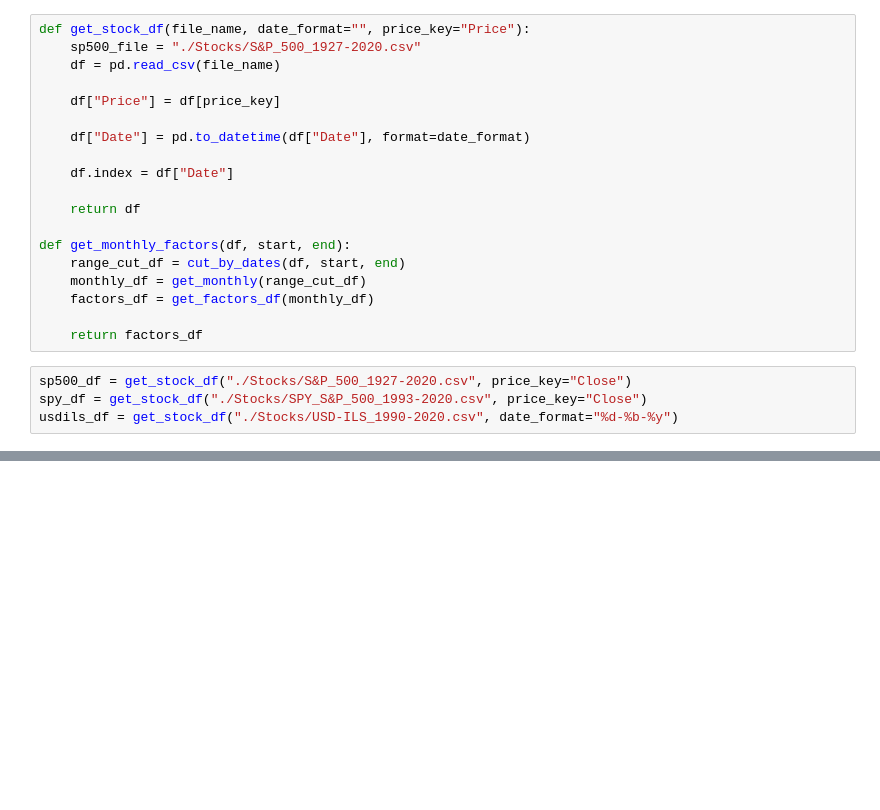
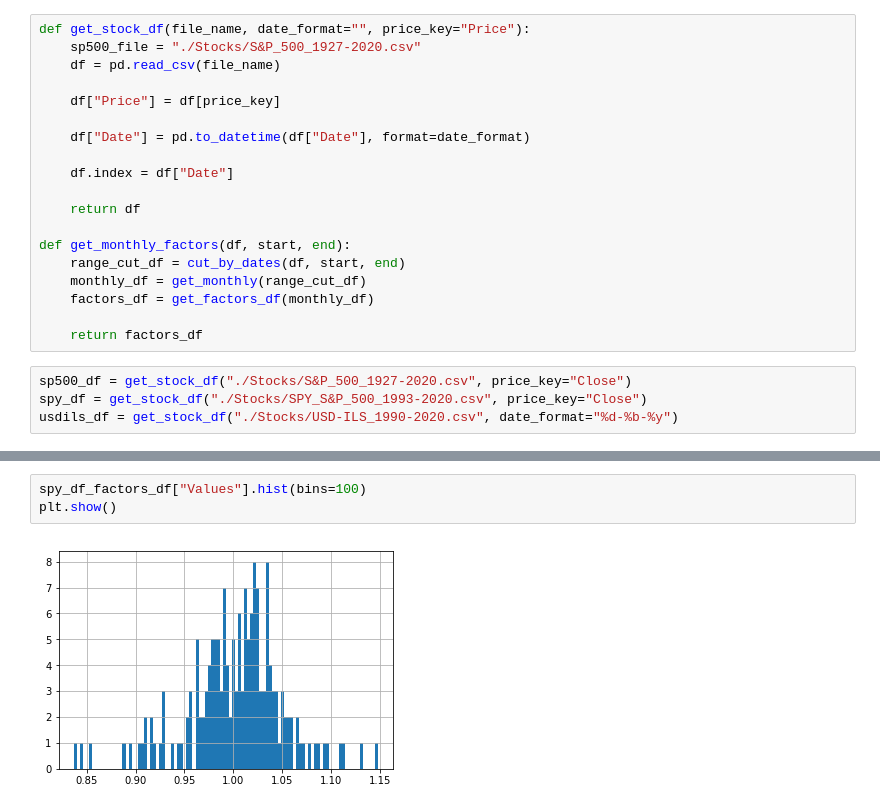
Before and after one commit to omri-kornblau/borker-comparison, a Jupyter notebook: Broker Comparison.ipynb, the cells around one changed output, grey strips where cells are left out. Saved outputs shown, nothing was run; the diff lists cells and outputs as text; blank space fills up the shorter version.

```diff
--- a/Broker Comparison.ipynb
+++ b/Broker Comparison.ipynb
@@ -168,3 +185,8 @@ spy_df_factors_df["Date"] = sp500_factors_df["Date"]
+# %%
+spy_df_factors_df["Values"].hist(bins=100)
+plt.show()
+# %% [output]
+[figure, added]
 # %%
 fig, (sp1, sp2, sp3) = plt.subplots(3, 2, figsize=[16,12])
 
```
Also changed, not shown: parts of 10 cells of this notebook.
